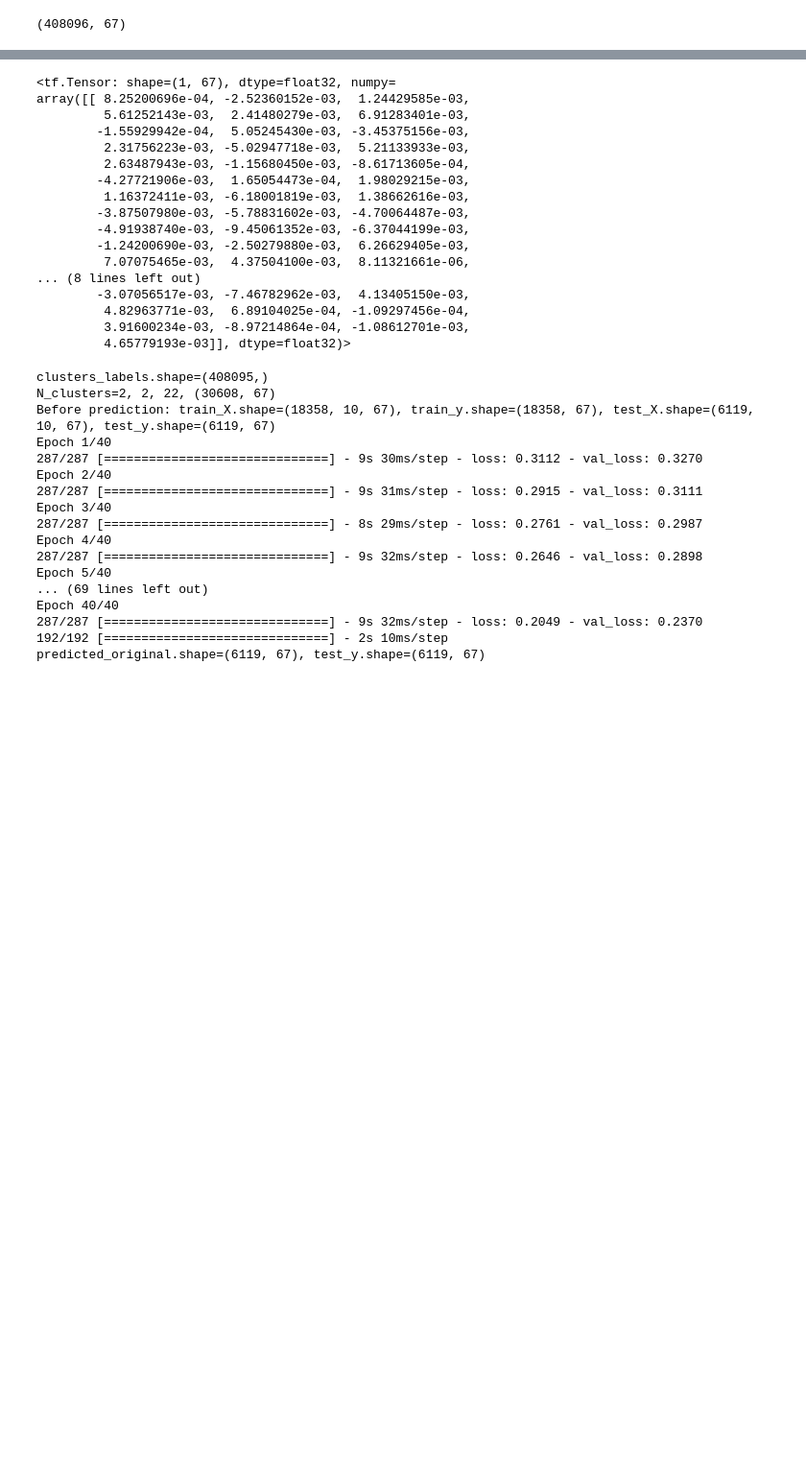
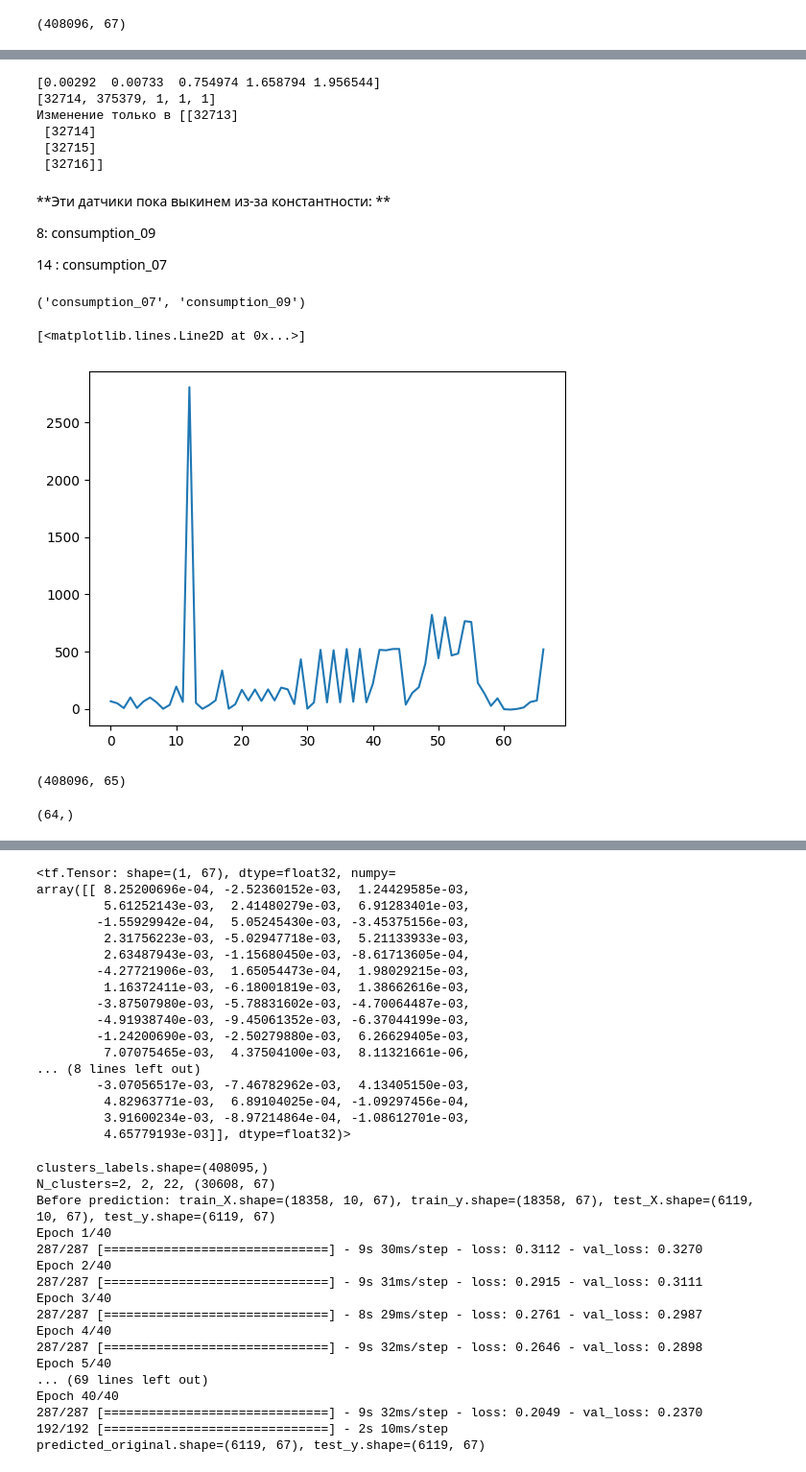
Before and after one commit to VeryLittleAnna/time_series, a Jupyter notebook: clear_notebook.ipynb, the cells around one changed output, grey strips where cells are left out. Shown at 96% size. Cells and saved outputs as stored; diff of their text form; code cells hidden in the pictures; blank space fills up the shorter version.

```diff
--- a/clear_notebook.ipynb
+++ b/clear_notebook.ipynb
@@ -42,0 +65,27 @@ from collections import defaultdict
+# %%
+values = np.unique(dataset[:, 8])
+print(values)
+print([len(np.argwhere(dataset[:, 8] == val)) for val in values])
+print(f"Изменение только в {np.argwhere(dataset[1:, 8] - dataset[:-1, 8])}")
+# %% [output]
+[0.00292  0.00733  0.754974 1.658794 1.956544]
+[32714, 375379, 1, 1, 1]
+Изменение только в [[32713]
+ [32714]
+ [32715]
+ [32716]]
+# %% [markdown]
+**Эти датчики пока выкинем из-за константности: **
+
+8: consumption_09
+
+14 : consumption_07
+# %%
+columns[15], columns[9]
+# %% [output]
+('consumption_07', 'consumption_09')
+# %%
+plt.plot(dataset[7])
+# %% [output]
+[<matplotlib.lines.Line2D at 0x...>]
+[figure, added]
@@ -42,0 +102,19 @@ from collections import defaultdict
+# %%
+dataset = dataset1
+dataset.shape
+# %% [output]
+(408096, 65)
+# %%
+#еще не поняла до конца
+from sklearn.feature_selection import f_regression
+for i in range(1):
+    X = np.concatenate((dataset[:, :i], dataset[:, i + 1:]), axis=1)
+    y = dataset[:, i]
+    res = f_regression(X, y)
+    print(res[0].shape)
+    # plt.plot(res[0], label="f_statistics")
+    # # plt.plot(res[1], label="p_values")
+    # plt.legend()
+    # plt.show()
+# %% [output]
+(64,)
```
Also changed, not shown: parts of 33 cells of this notebook, 4 other files.
